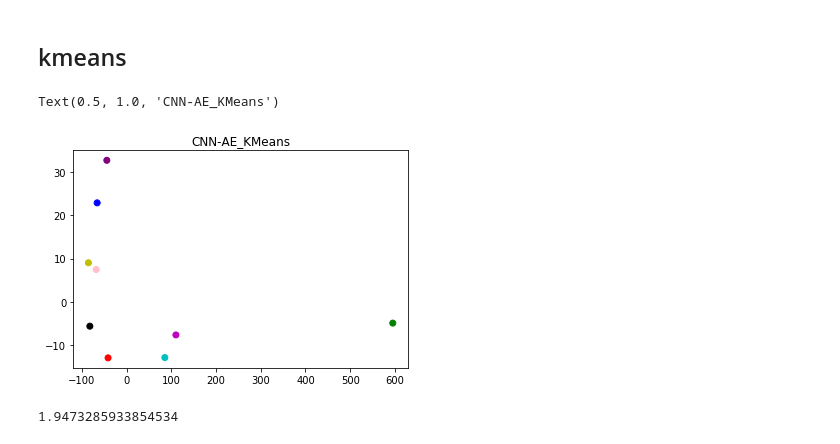
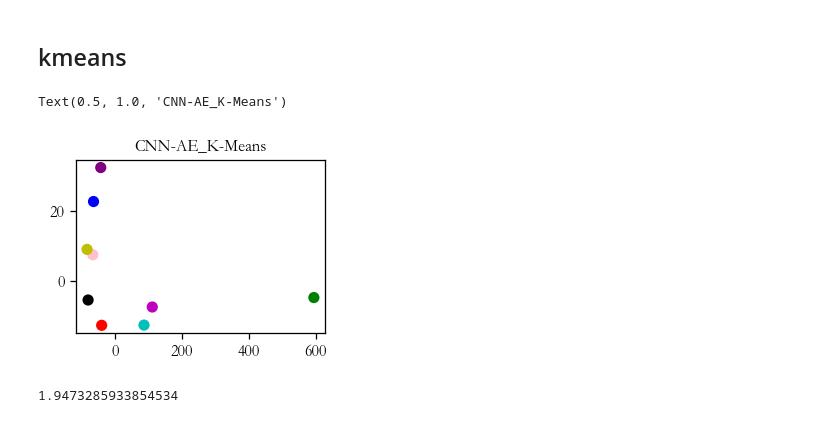
Before and after one commit to colorfulclouds/application_assignment, a Jupyter notebook: EEG-BCI/graduate/graph/cluster/cluster_lda_g.ipynb, the cells around one changed output. Drawn from its saved outputs; the diff is of its cells as text; code cells hidden in the pictures.

```diff
--- a/EEG-BCI/graduate/graph/cluster/cluster_lda_g.ipynb
+++ b/EEG-BCI/graduate/graph/cluster/cluster_lda_g.ipynb
@@ -489,15 +492,16 @@ l_c_k = np.array([[[ 1.20163042e+01, -2.45275065e+01],
 # %%
 center = []
 for i in range(9):
     center.append(np.mean(l_c_k[:,i,:] , axis=0))
 
 center = np.array(center)
+plt.figure(figsize=(2.8,2.0) , dpi=115) #2.2,2.0) , dpi=115
 
 plt.scatter(center[:,0] , center[:,1] , color = ['r','g','b','pink','y','c','m','k','purple'] )
-plt.title('CNN-AE_KMeans')
+plt.title('CNN-AE_K-Means',fontsize=10.5)
 # %% [output]
-Text(0.5, 1.0, 'CNN-AE_KMeans')
+Text(0.5, 1.0, 'CNN-AE_K-Means')
-[figure, old version]
+[figure, new version]
 # %%
 cal_ofid(center)
 # %% [output]
```
Also changed, not shown: parts of 5 cells of this notebook, 3 other files.
